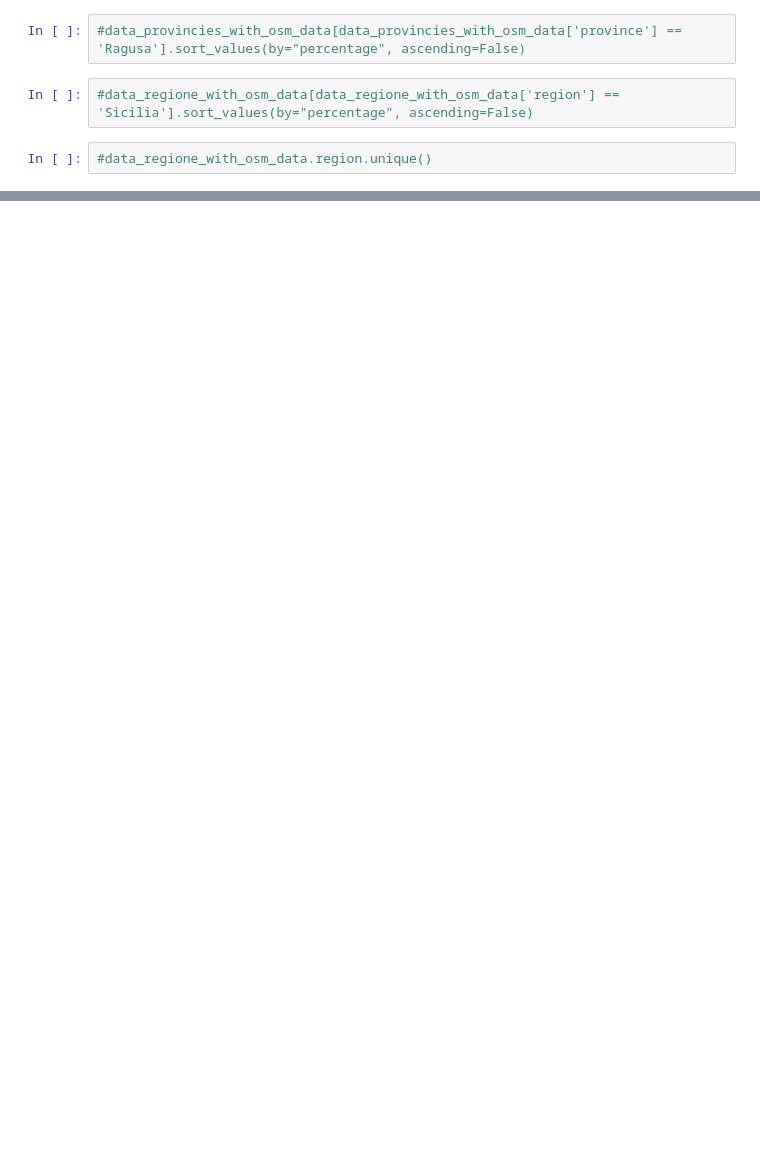
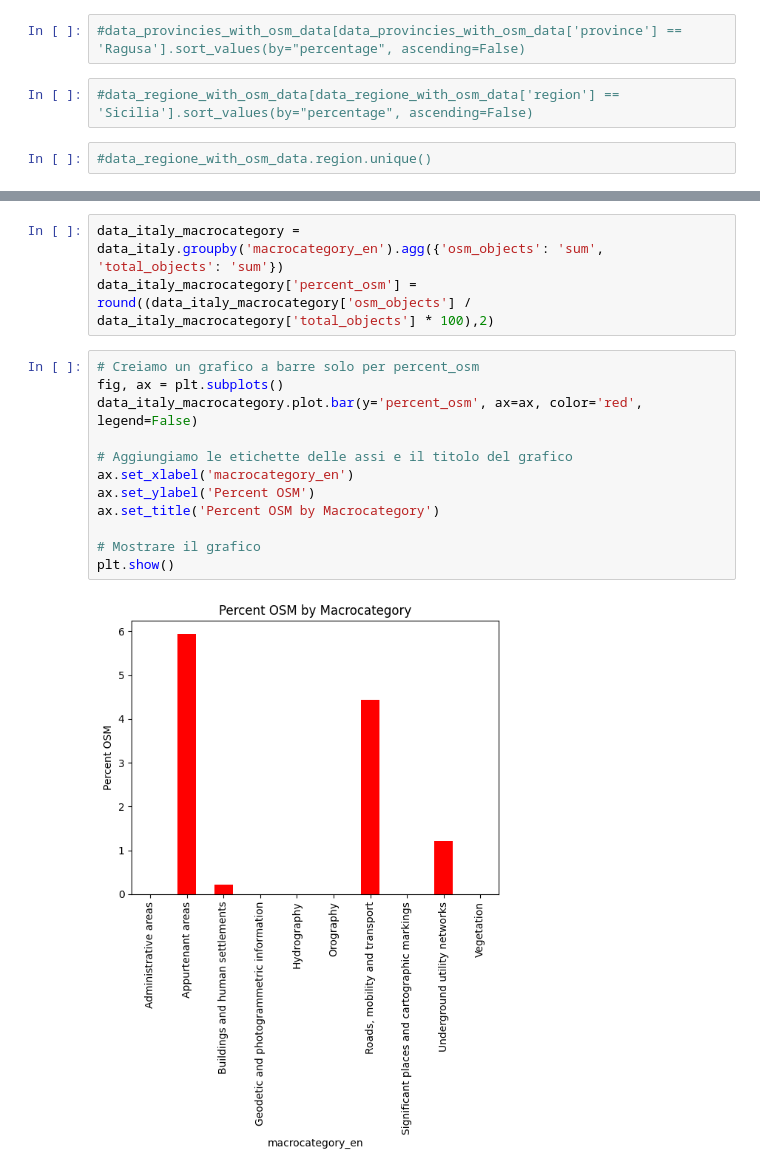
Before and after one commit to napo/dbsnosmcompare, a Jupyter notebook: analysis_osm_presence_igm_declaration.ipynb, the cells around one changed output, grey strips where cells are left out. Drawn from its saved outputs; the diff is of its cells as text; blank space fills up the shorter version.

```diff
--- a/analysis_osm_presence_igm_declaration.ipynb
+++ b/analysis_osm_presence_igm_declaration.ipynb
@@ -108,0 +264,17 @@ data_italy[data_italy.percentage >= 1].sort_values(by="percentage", ascending=Fa
+# %%
+data_italy_macrocategory = data_italy.groupby('macrocategory_en').agg({'osm_objects': 'sum', 'total_objects': 'sum'})
+data_italy_macrocategory['percent_osm'] = round((data_italy_macrocategory['osm_objects'] / data_italy_macrocategory['total_objects'] * 100),2)
+# %%
+# Creiamo un grafico a barre solo per percent_osm
+fig, ax = plt.subplots()
+data_italy_macrocategory.plot.bar(y='percent_osm', ax=ax, color='red', legend=False)
+
+# Aggiungiamo le etichette delle assi e il titolo del grafico
+ax.set_xlabel('macrocategory_en')
+ax.set_ylabel('Percent OSM')
+ax.set_title('Percent OSM by Macrocategory')
+
+# Mostrare il grafico
+plt.show()
+# %% [output]
+[figure, added]
```
Also changed, not shown: parts of 17 cells of this notebook, 1 other file.
